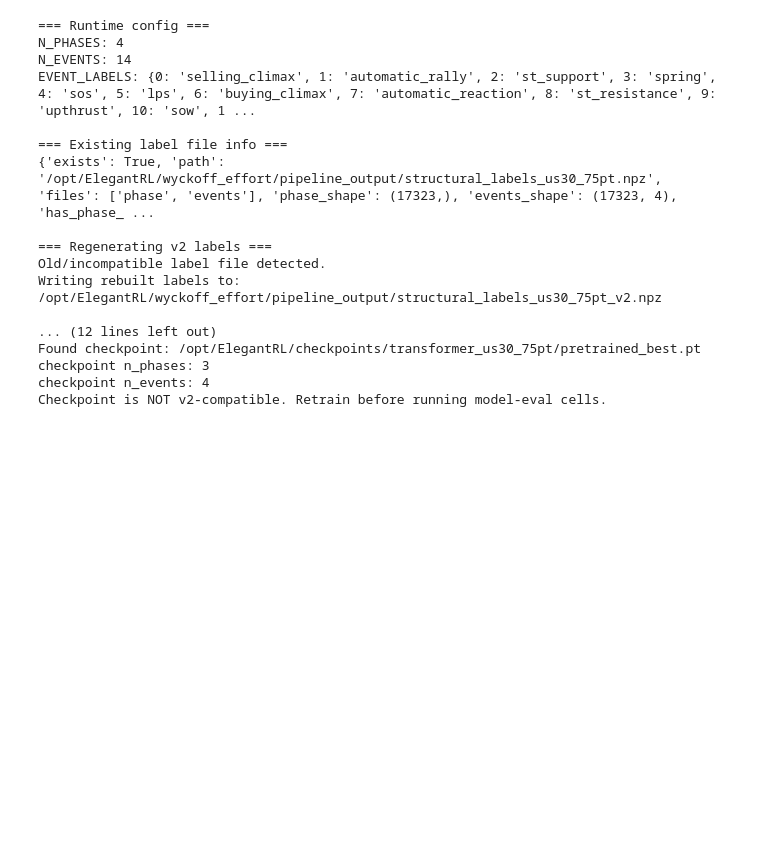
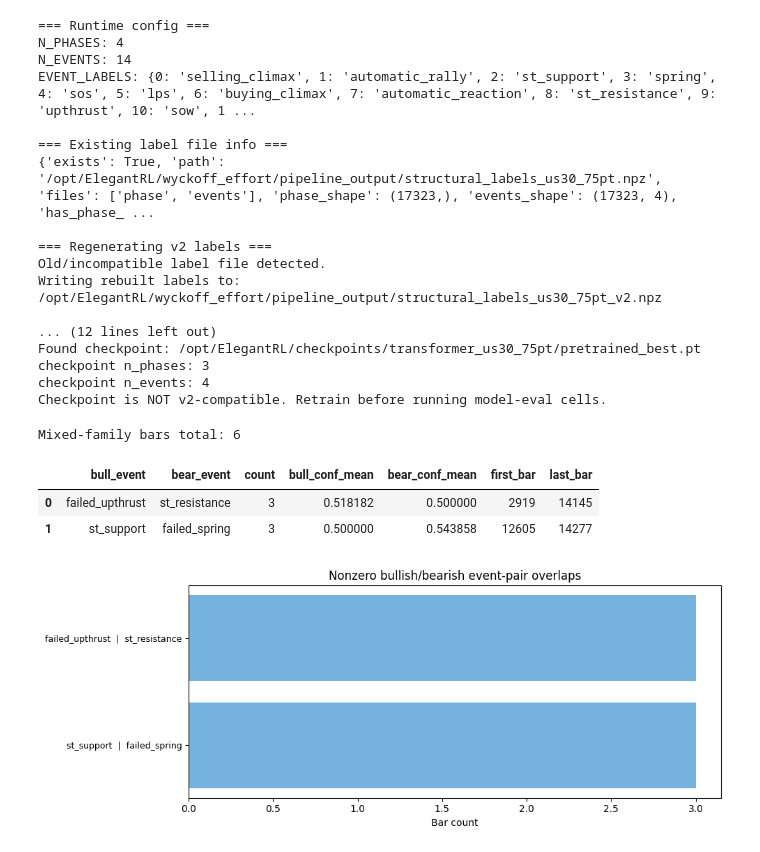
Before and after one commit to docdude/ElegantRL, a Jupyter notebook: wyckoff_rl/transformer/label_audit_v2.ipynb, the cells around one changed output. Cells and saved outputs as stored; diff of their text form; code cells hidden in the pictures; blank space fills up the shorter version.

```diff
--- a/wyckoff_rl/transformer/label_audit_v2.ipynb
+++ b/wyckoff_rl/transformer/label_audit_v2.ipynb
@@ -226,3 +228,82 @@ Found checkpoint: /opt/ElegantRL/checkpoints/transformer_us30_75pt/pretrained_be
 checkpoint n_phases: 3
 checkpoint n_events: 4
 Checkpoint is NOT v2-compatible. Retrain before running model-eval cells.
+# %%
+bullish_family = [
+    "selling_climax",
+    "automatic_rally",
+    "st_support",
+    "spring",
+    "sos",
+    "lps",
+    "failed_upthrust",
+]
+
+bearish_family = [
+    "buying_climax",
+    "automatic_reaction",
+    "st_resistance",
+    "upthrust",
+    "sow",
+    "lpsy",
+    "failed_spring",
+]
+
+bull_idx = [EVENT_NAMES.index(name) for name in bullish_family]
+bear_idx = [EVENT_NAMES.index(name) for name in bearish_family]
+
+mixed_mask = np.any(EVENT_ACTIVE[:, bull_idx], axis=1) & np.any(EVENT_ACTIVE[:, bear_idx], axis=1)
+mixed_bars = np.where(mixed_mask)[0]
+
+print(f"Mixed-family bars total: {len(mixed_bars)}")
+
+pair_rows = []
+for bull_name in bullish_family:
+    bi = EVENT_NAMES.index(bull_name)
+    for bear_name in bearish_family:
+        bj = EVENT_NAMES.index(bear_name)
+        mask = EVENT_ACTIVE[:, bi] & EVENT_ACTIVE[:, bj]
+        cnt = int(mask.sum())
+        if cnt == 0:
+            continue
+        pair_rows.append({
+            "bull_event": bull_name,
+            "bear_event": bear_name,
+            "count": cnt,
+            "bull_conf_mean": float(event_conf[mask, bi].mean()),
+            "bear_conf_mean": float(event_conf[mask, bj].mean()),
+            "first_bar": int(np.where(mask)[0][0]),
+            "last_bar": int(np.where(mask)[0][-1]),
+        })
+
+pair_df = pd.DataFrame(pair_rows).sort_values(
+    ["count", "bull_event", "bear_event"],
+    ascending=[False, True, True],
+).reset_index(drop=True)
+
+display(pair_df)
+
+if len(pair_df) > 0:
+    fig, ax = plt.subplots(figsize=(10, max(4, 0.35 * len(pair_df))))
+    ax.barh(
+        np.arange(len(pair_df)),
+        pair_df["count"].values,
+        color="#5DA5DA",
+        alpha=0.85,
+    )
+    ax.set_yticks(np.arange(len(pair_df)))
+    ax.set_yticklabels(
+        [f'{r.bull_event}  |  {r.bear_event}' for _, r in pair_df.iterrows()],
+        fontsize=9,
+    )
+    ax.invert_yaxis()
+    ax.set_title("Nonzero bullish/bearish event-pair overlaps")
+    ax.set_xlabel("Bar count")
+    plt.tight_layout()
+    plt.show()
+# %% [output]
+Mixed-family bars total: 6
+|  | bull_event | bear_event | count | bull_conf_mean | bear_conf_mean | first_bar | last_bar |
+| 0 | failed_upthrust | st_resistance | 3 | 0.518182 | 0.500000 | 2919 | 14145 |
+| 1 | st_support | failed_spring | 3 | 0.500000 | 0.543858 | 12605 | 14277 |
+[figure, added]
```
Also changed, not shown: parts of 14 cells of this notebook.
